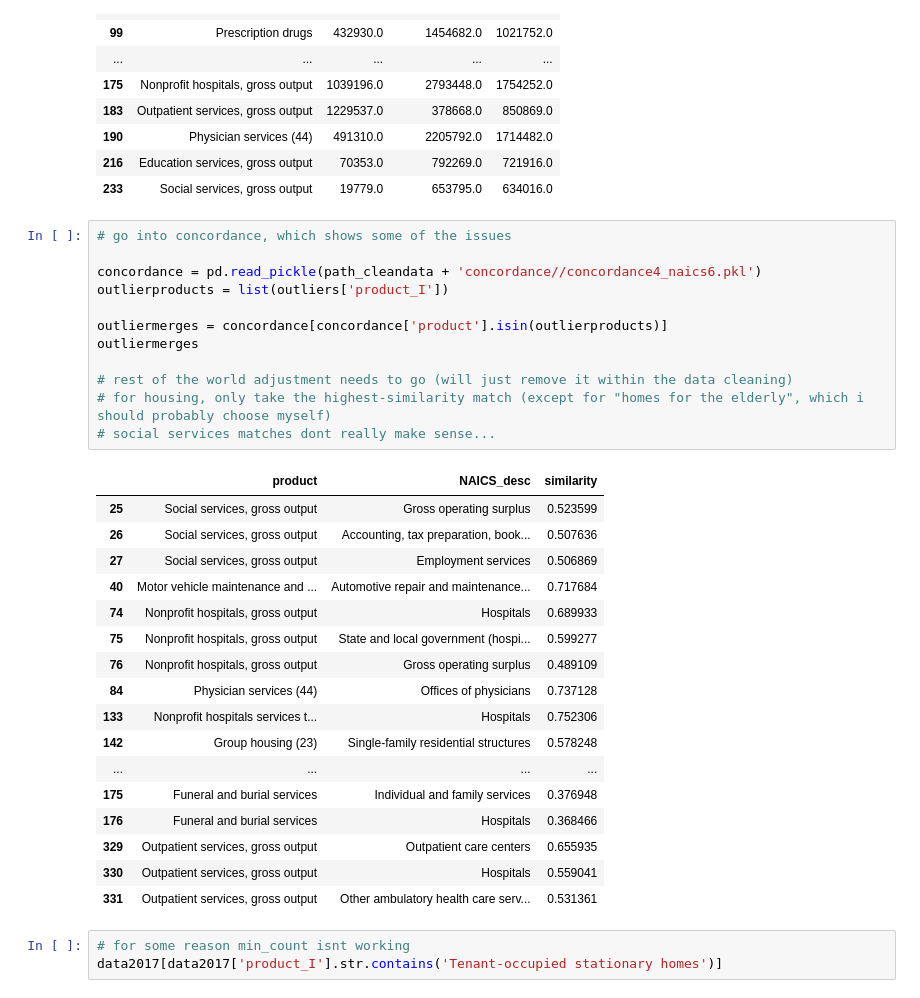
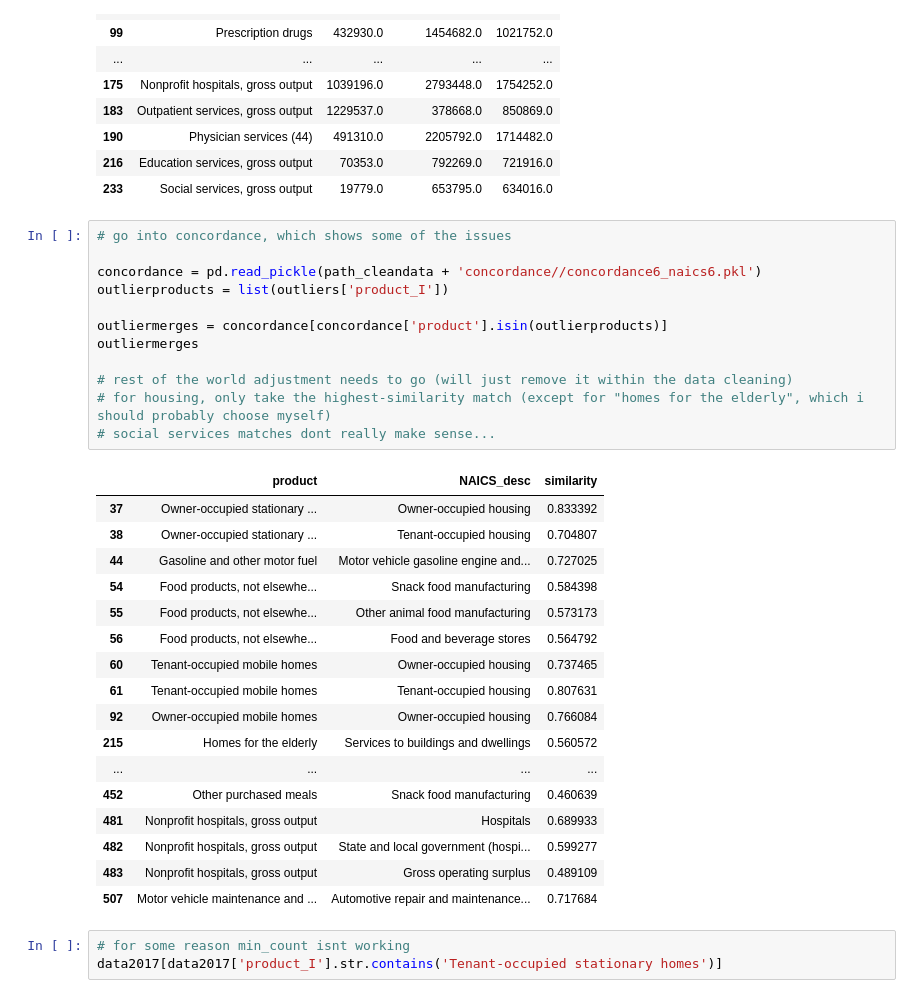
Before and after one commit to emilyfu1/shocks_productionnetworks, a Jupyter notebook: mergechecks.ipynb, the cells around one changed output. Cells and saved outputs as stored; diff of their text form.

```diff
--- a/mergechecks.ipynb
+++ b/mergechecks.ipynb
@@ -78,33 +78,33 @@ outliers
 # %%
 # go into concordance, which shows some of the issues
 
-concordance = pd.read_pickle(path_cleandata + 'concordance//concordance4_naics6.pkl')
+concordance = pd.read_pickle(path_cleandata + 'concordance//concordance6_naics6.pkl')
 outlierproducts = list(outliers['product_I'])
 
 outliermerges = concordance[concordance['product'].isin(outlierproducts)]
 outliermerges
 
 # rest of the world adjustment needs to go (will just remove it within the data cleaning)
 # for housing, only take the highest-similarity match (except for "homes for the elderly", which i should probably choose myself)
 # social services matches dont really make sense...
 # %% [output]
 |  | product | NAICS_desc | similarity |
-| 25 | Social services, gross output | Gross operating surplus | 0.523599 |
-| 26 | Social services, gross output | Accounting, tax preparation, book... | 0.507636 |
-| 27 | Social services, gross output | Employment services | 0.506869 |
-| 40 | Motor vehicle maintenance and ... | Automotive repair and maintenance... | 0.717684 |
-| 74 | Nonprofit hospitals, gross output | Hospitals | 0.689933 |
-| 75 | Nonprofit hospitals, gross output | State and local government (hospi... | 0.599277 |
-| 76 | Nonprofit hospitals, gross output | Gross operating surplus | 0.489109 |
-| 84 | Physician services (44) | Offices of physicians | 0.737128 |
-| 133 | Nonprofit hospitals services t... | Hospitals | 0.752306 |
-| 142 | Group housing (23) | Single-family residential structures | 0.578248 |
+| 37 | Owner-occupied stationary ... | Owner-occupied housing | 0.833392 |
+| 38 | Owner-occupied stationary ... | Tenant-occupied housing | 0.704807 |
+| 44 | Gasoline and other motor fuel | Motor vehicle gasoline engine and... | 0.727025 |
+| 54 | Food products, not elsewhe... | Snack food manufacturing | 0.584398 |
+| 55 | Food products, not elsewhe... | Other animal food manufacturing | 0.573173 |
+| 56 | Food products, not elsewhe... | Food and beverage stores | 0.564792 |
+| 60 | Tenant-occupied mobile homes | Owner-occupied housing | 0.737465 |
+| 61 | Tenant-occupied mobile homes | Tenant-occupied housing | 0.807631 |
+| 92 | Owner-occupied mobile homes | Owner-occupied housing | 0.766084 |
+| 215 | Homes for the elderly | Services to buildings and dwellings | 0.560572 |
 | ... | ... | ... | ... |
-| 175 | Funeral and burial services | Individual and family services | 0.376948 |
-| 176 | Funeral and burial services | Hospitals | 0.368466 |
-| 329 | Outpatient services, gross output | Outpatient care centers | 0.655935 |
-| 330 | Outpatient services, gross output | Hospitals | 0.559041 |
-| 331 | Outpatient services, gross output | Other ambulatory health care serv... | 0.531361 |
+| 452 | Other purchased meals | Snack food manufacturing | 0.460639 |
+| 481 | Nonprofit hospitals, gross output | Hospitals | 0.689933 |
+| 482 | Nonprofit hospitals, gross output | State and local government (hospi... | 0.599277 |
+| 483 | Nonprofit hospitals, gross output | Gross operating surplus | 0.489109 |
+| 507 | Motor vehicle maintenance and ... | Automotive repair and maintenance... | 0.717684 |
 # %%
 # for some reason min_count isnt working
 data2017[data2017['product_I'].str.contains('Tenant-occupied stationary homes')]
```
